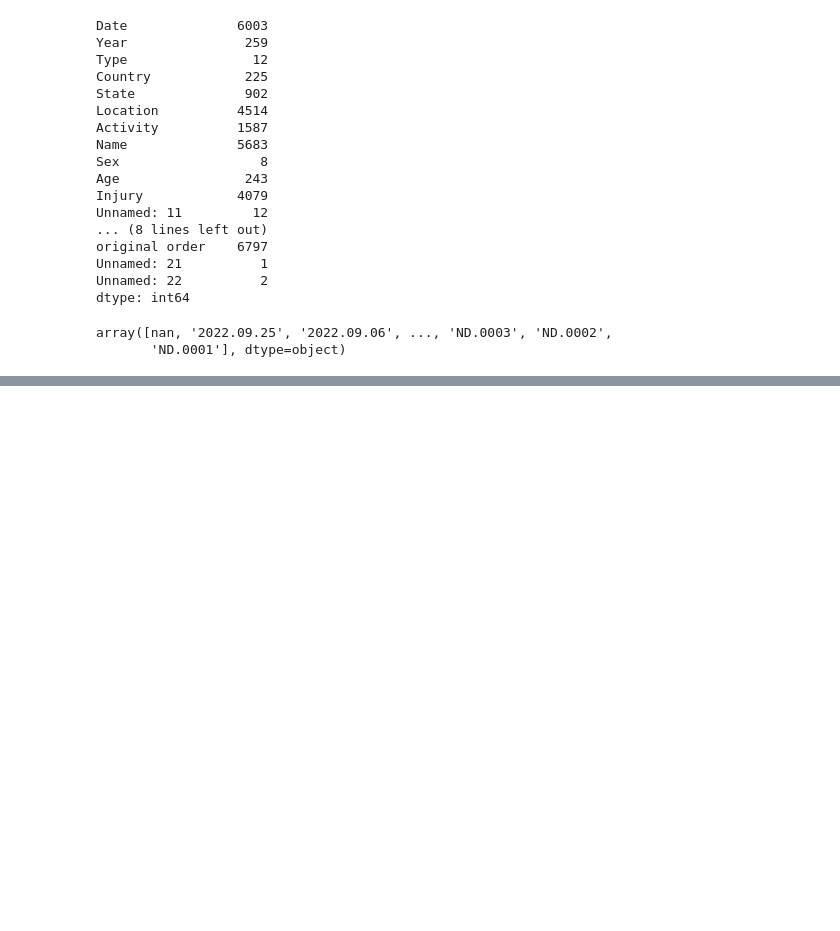
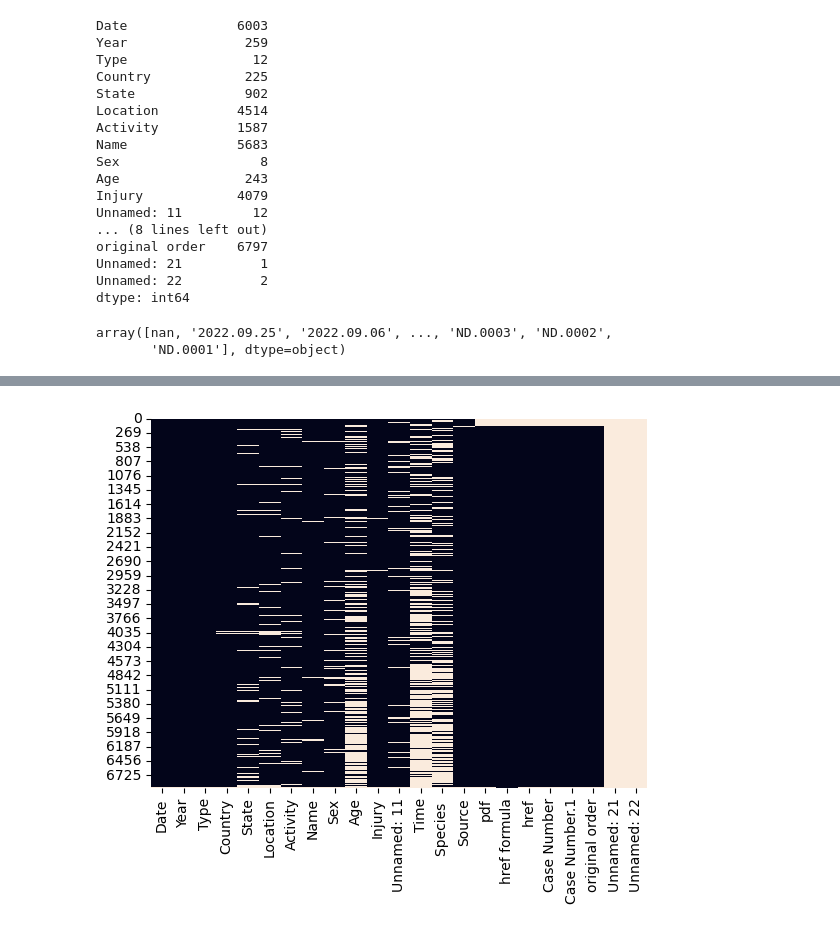
Before and after one commit to cohet3/sharkAttack_g7, a Jupyter notebook: adrian_main.ipynb, the cells around one changed output, grey strips where cells are left out. Drawn from its saved outputs; the diff is of its cells as text; code cells hidden in the pictures; blank space fills up the shorter version.

```diff
--- a/adrian_main.ipynb
+++ b/adrian_main.ipynb
@@ -50,0 +117,7 @@ array([nan, '2022.09.25', '2022.09.06', ..., 'ND.0003', 'ND.0002',
+# %%
+import matplotlib.pyplot as plt
+import seaborn as sns
+sns.heatmap(df.isnull(), cbar=False)
+plt.show()
+# %% [output]
+[figure, added]
```
Also changed, not shown: parts of 10 cells of this notebook, 4 other files.
